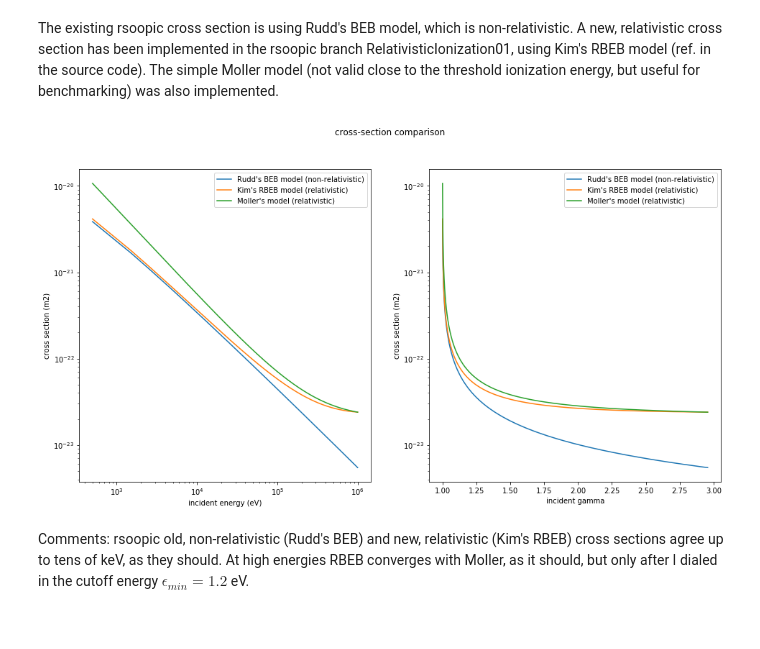
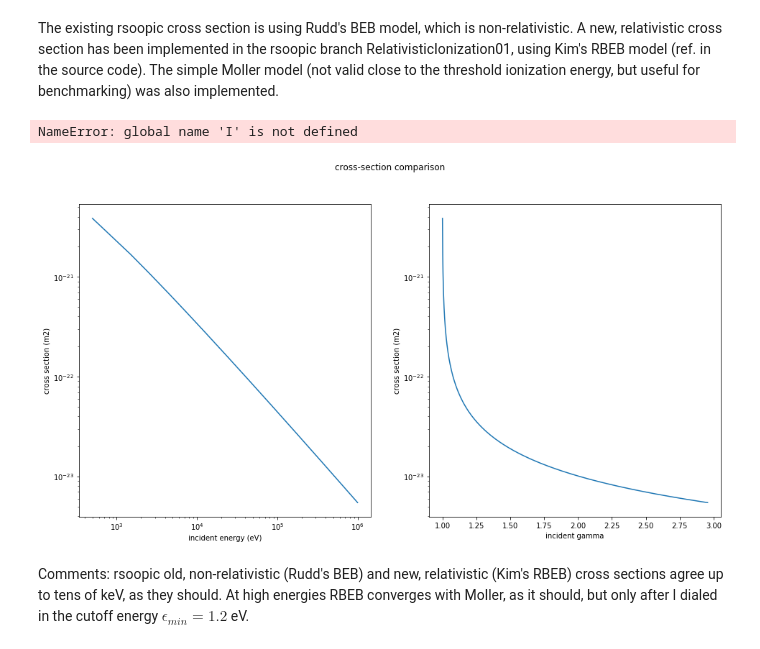
Before and after one commit to radiasoft/rswarp, a Jupyter notebook: examples/ionization/cross_section_testing.ipynb, the cells around one changed output. Drawn from its saved outputs; the diff is of its cells as text; code cells hidden in the pictures.

Commit message:
Modified to work with refactored ionization code

```diff
--- a/examples/ionization/cross_section_testing.ipynb
+++ b/examples/ionization/cross_section_testing.ipynb
@@ -43,39 +43,44 @@ for i in range(n):
 Xsect_fig_0, [ax1, ax2] = plt.subplots(1, 2, figsize=(16, 8))
 
 plt.suptitle('cross-section comparison')
 
 ax1.plot(T, sigma, label='Rudd\'s BEB model (non-relativistic)')
 ax1.set_xscale('log')
 ax1.set_yscale('log')
 ax1.set_xlabel('incident energy (eV)')
 ax1.set_ylabel('cross section (m2)')
 ax2.plot(gamma, sigma, label='Rudd\'s BEB model (non-relativistic)')
 ax2.set_yscale('log')
 ax2.set_xlabel('incident gamma')
 ax2.set_ylabel('cross section (m2)')
 
 # load module with updated version
-sys.path.insert(1, '/home/vagrant/jupyter/rsoopic/rsoopic')
-import h2crosssections
+sys.path.insert(1, '/home/vagrant/jupyter/rswarp/rswarp/ionization')
+import crosssections as Xsect
+h2 = Xsect.H2IonizationTarget()
 for i in range(n):
- sigma[i] = h2crosssections.h2_ioniz_crosssection(v_T[i])
+ sigma[i] = h2.getCrossSection(v_T[i])
 
 ax1.plot(T, sigma, label='Kim\'s RBEB model (relativistic)')
 ax2.plot(gamma, sigma, label='Kim\'s RBEB model (relativistic)')
 
-h2crosssections.useMollerApproximation = True
+#h2crosssections.useMollerApproximation = True
+moller = Xsect.MollerIonizationTarget()
+moller.setEps_min(1.2)
 for i in range(n):
- sigma[i] = h2crosssections.h2_ioniz_crosssection(v_T[i])
+ sigma[i] = moller.getCrossSection(v_T[i])
 
 ax1.plot(T, sigma, label='Moller\'s model (relativistic)')
 ax2.plot(gamma, sigma, label='Moller\'s model (relativistic)')
 
 ax1.legend(loc = 'upper right')
 ax2.legend(loc = 'upper right')
 plt.savefig('Xsect_analysis0.png')
 plt.show()
+sys.exit(0)
 # %% [output]
+NameError: global name 'I' is not defined
-[figure, old version]
+[figure, new version]
 # %% [markdown]
 Comments: rsoopic old, non-relativistic (Rudd's BEB) and new, relativistic (Kim's RBEB) cross sections agree up to tens of keV, as they should. At high energies RBEB converges with Moller, as it should, but only after I dialed in the cutoff energy $\epsilon_{min} = 1.2$ eV.
 # %% [markdown]
```
Also changed, not shown: parts of 4 cells of this notebook.
